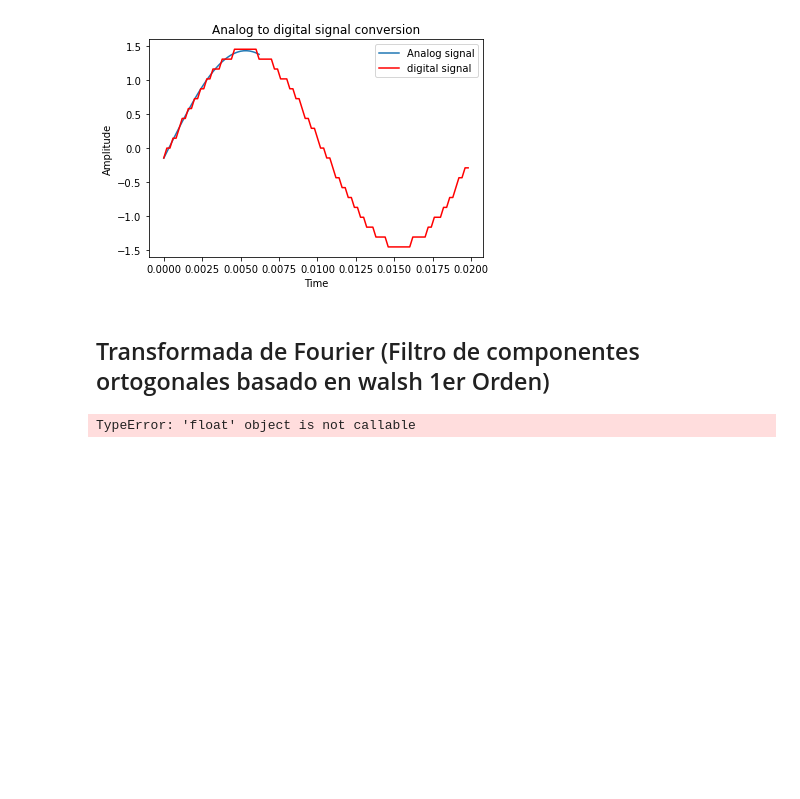
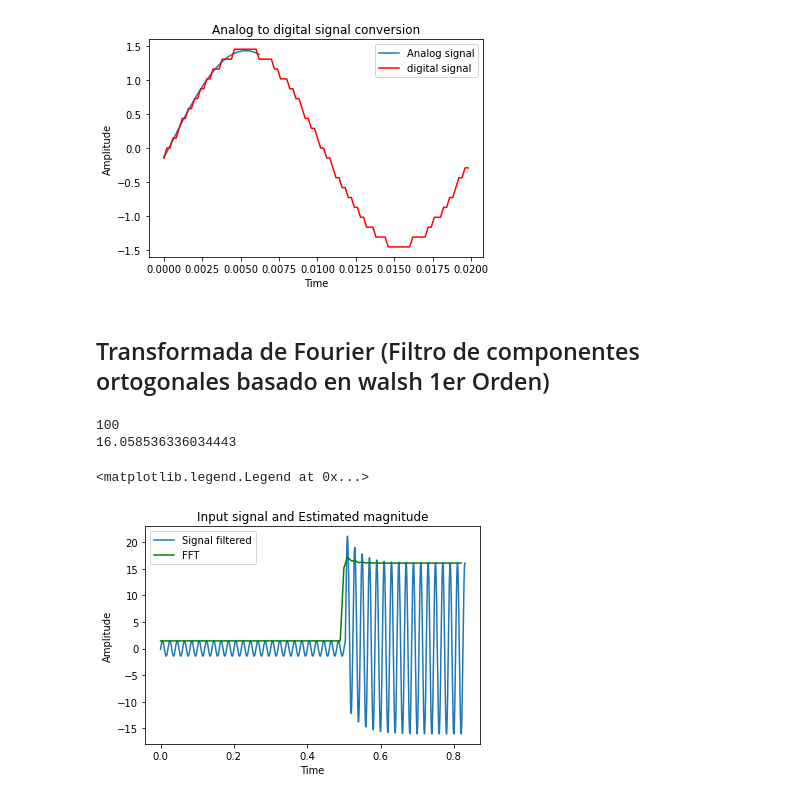
Before and after one commit to andresenrique08/Virtual_Relay_Course, a Jupyter notebook: Pruebitas_notebook.ipynb, the cells around one changed output. Cells and saved outputs as stored; diff of their text form; code cells hidden in the pictures; blank space fills up the shorter version.

```diff
--- a/Pruebitas_notebook.ipynb
+++ b/Pruebitas_notebook.ipynb
@@ -49,6 +49,8 @@ Sampling rate is 5000 samples/sec.
 [figure]
 # %%
 # Vector to resample: time, Voltage_A
+fk=50
+fs=5000
 fs_user_cycle = 32
 N1= fs_user_cycle
 fs_user = fs_user_cycle * fk
@@ -169,47 +171,50 @@ quantizing signal size [-0.14512525 -0.          0.          0.14512525  0.14512
 # %% [markdown]
 ## Transformada de Fourier (Filtro de componentes ortogonales basado en walsh 1er Orden)
 # %%
-# time, quantizing_signal: These are the vectors for the digital signal
 fs_cycle = fs/fk
 N=np.int(fs_cycle/2)
 N_tot = np.int(len(quantizing_signal)/N)
 Xc = [0]*N_tot
 Xs = [0]*N_tot
 t = [0]*N_tot
 
+b, a = signal.iirfilter(2, 0.5, rs=None, btype='lowpass', analog=False, ftype='butter')
+
 #print(N)
 for i in np.arange(N_tot):
-    xi1=quantizing_signal[i*N:i*N+N]
+    xi=quantizing_signal[i*N:i*N+N]
+    #xi = signal.medfilt(xi)
+    #xi = signal.lfilter(b, a, xi)
+    #xi = xi - np.mean(xi)
     t[i]=time[i*N]
-    xi = [0]
-    for j in np.arange(N):
-        xi_sum = 0
-        for g in np.arange(N/2):
-            omega = 2*np.pi*fk
-            Ti=1/fs_cycle
-            xi_temp =  (xi1[np.int(j-(N+1)/2+g+0.5)]-xi1[np.pi(j-(N+1)/2-g-0.5)])*np.sin(omega*Ti*(g+0.5))
-            xi_sum = xi_sum + xi_temp
-        xi[j] = xi_sum
     Xc_sum = 0
     Xs_sum = 0
     for k in np.arange(N):
-        Xc_temp=xi[k]*np.cos(2*np.pi*k/N)
+        Xc_temp=xi[k]*np.cos(2*np.pi*k/(N*2))
         Xc_sum=Xc_sum+Xc_temp
-        Xs_temp=xi[k]*np.sin(2*np.pi*k/N)
+        Xs_temp=xi[k]*np.sin(2*np.pi*k/(N*2))
         Xs_sum=Xs_sum+Xs_temp
 
-    Xc[i]= -np.pi/(2*N)*Xc_sum
-    Xs[i]= np.pi/(2*N)* Xs_sum
+    Xc[i]= 2/(N)*Xc_sum
+    Xs[i]= 2/(N)* Xs_sum
 
 X = np.sqrt(np.power(Xc,2)+np.power(Xs,2))
-#plt.plot (time,  Voltage_A, label='Signal filtered');
+#Y = np.arctan(Xs/Xc)*180/np.pi
+
+print(len(ti))
+#X = signal.lfilter(b, a, X)
+print(X[-1])
+plt.plot (time,  Current_A, label='Signal filtered');
 plt.plot (t,  X, 'g-',label='FFT');
 plt.title("Input signal and Estimated magnitude")
 plt.xlabel("Time")
 plt.ylabel("Amplitude")
 plt.legend()
 # %% [output]
-TypeError: 'float' object is not callable
+100
+16.058536336034443
+<matplotlib.legend.Legend at 0x...>
+[figure, added]
 # %%
 import numpy as np
 import matplotlib.pyplot as plt
```
Also changed, not shown: parts of 3 cells of this notebook, 1 other file.
